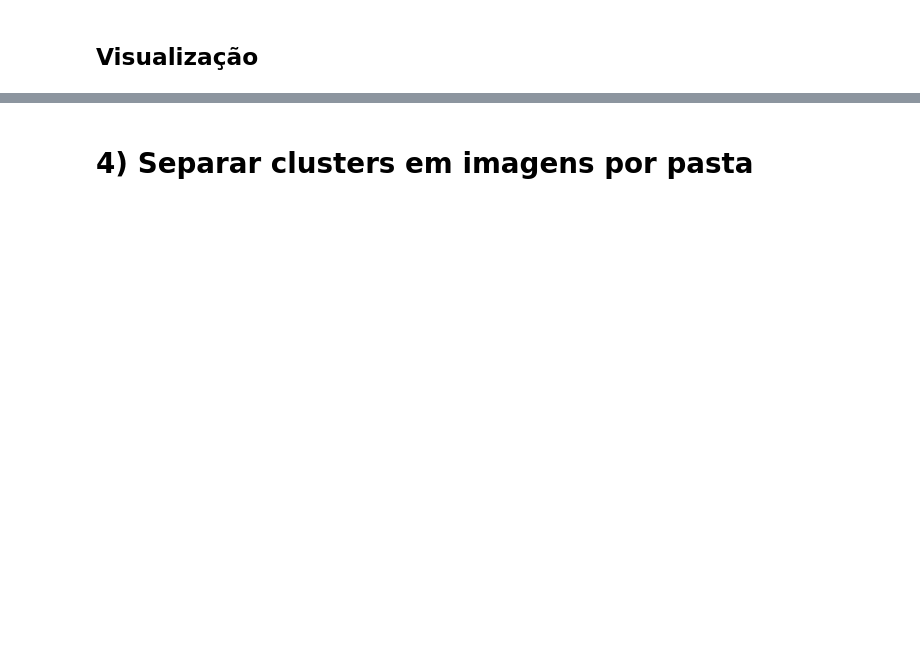
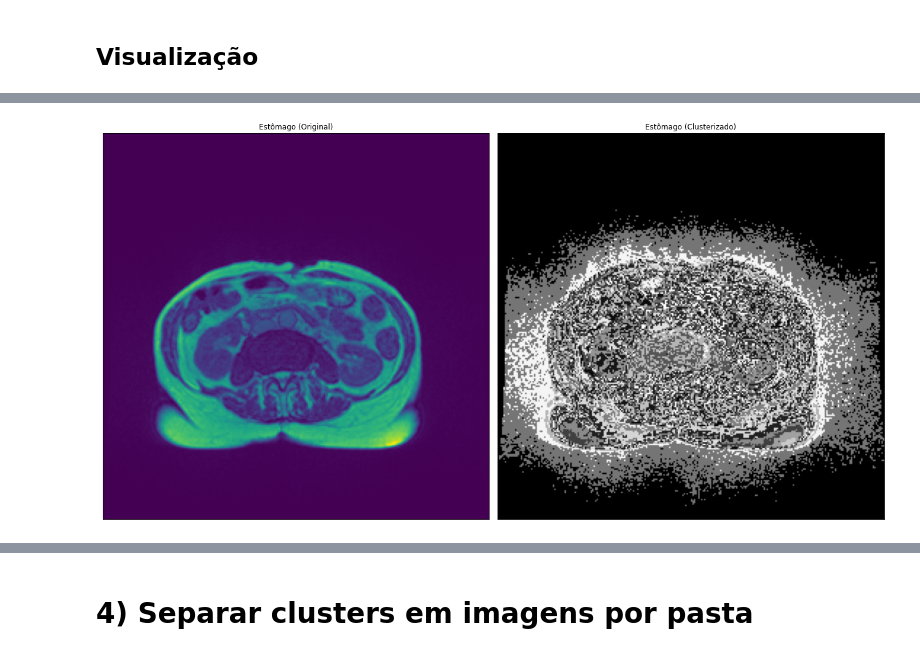
Before and after one commit to PauloUbirajara/uw-madison-image-segmentation, a Jupyter notebook: clusterization.ipynb, the cells around one changed output, grey strips where cells are left out. Saved outputs shown, nothing was run; the diff lists cells and outputs as text; code cells hidden in the pictures; blank space fills up the shorter version.

```diff
--- a/clusterization.ipynb
+++ b/clusterization.ipynb
@@ -147,0 +158,21 @@ df_dados.head()
+# %%
+fig = plt.figure(figsize=(18, 10))
+fig.patch.set_alpha(1)
+
+# Desenho original
+ax = plt.subplot(1, 2, 1)
+ax.imshow(plt.imread(linha['image']))
+plt.xticks([])
+plt.yticks([])
+plt.title(nomes[linha['class']] + ' (Original)')
+
+# Desenhar todos os clusters juntos
+ax = plt.subplot(1, 2, 2)
+clusters = linha['clusters'].reshape(largura, altura)
+ax.imshow(clusters, cmap='gray')
+plt.xticks([])
+plt.yticks([])
+plt.title(nomes[linha['class']] + ' (Clusterizado)')
+plt.tight_layout()
+# %% [output]
+[figure, added]
```
Also changed, not shown: parts of 9 cells of this notebook.
